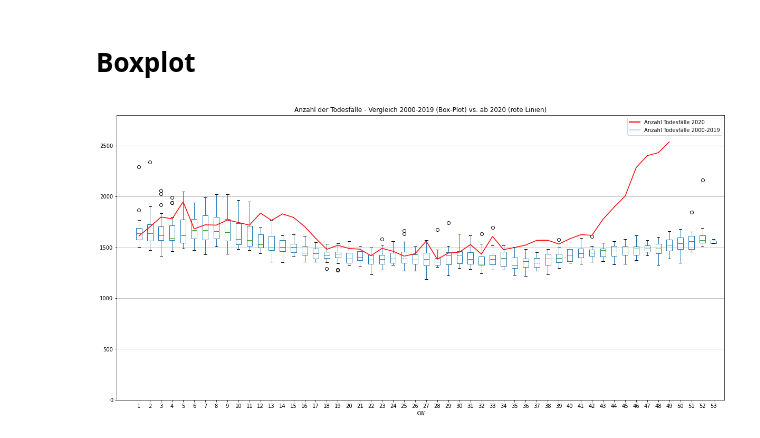
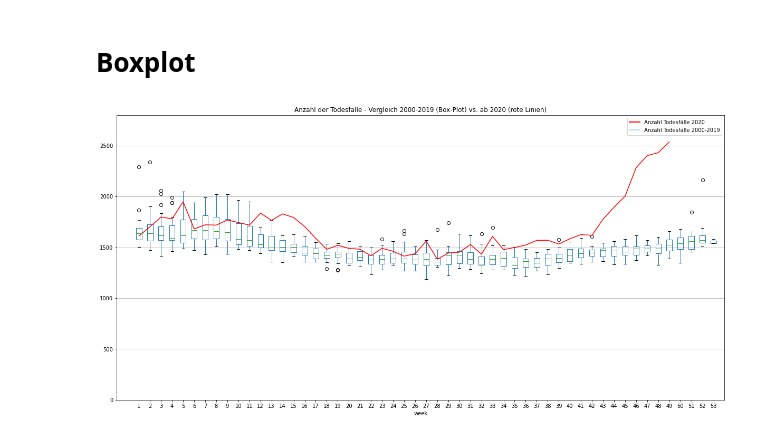
Before and after one commit to vossiman/COVID-statistics-AT, a Jupyter notebook: covid_excess_deaths.ipynb, the cells around one changed output. Drawn from its saved outputs; the diff is of its cells as text; code cells hidden in the pictures.

```diff
--- a/covid_excess_deaths.ipynb
+++ b/covid_excess_deaths.ipynb
@@ -88,0 +26,3 @@ result_df.head(15)
+# %%
+result_df = prepare_df['at']()
+result_df.head(10)
@@ -99,12 +51,7 @@ for now just to CSV
 #result_df.to_csv('death_per_kw.csv', sep =';', index=False)
 # %% [markdown]
 # Boxplot
-# %%
-col_names =  ColNames(
-    year = 'Jahr',
-    week = 'KW',
-    deaths = 'Anzahl Todesfälle')
-
-covid_boxplot(result_df, col_names=col_names, labels=DEFAULT_LABELS['de'])
-# %% [output]
-[figure, removed]
+# %%
+covid_boxplot(result_df, labels=DEFAULT_LABELS['de'])
+# %% [output]
+[figure, added]
```
Also changed, not shown: parts of 6 cells of this notebook, 3 other files.
